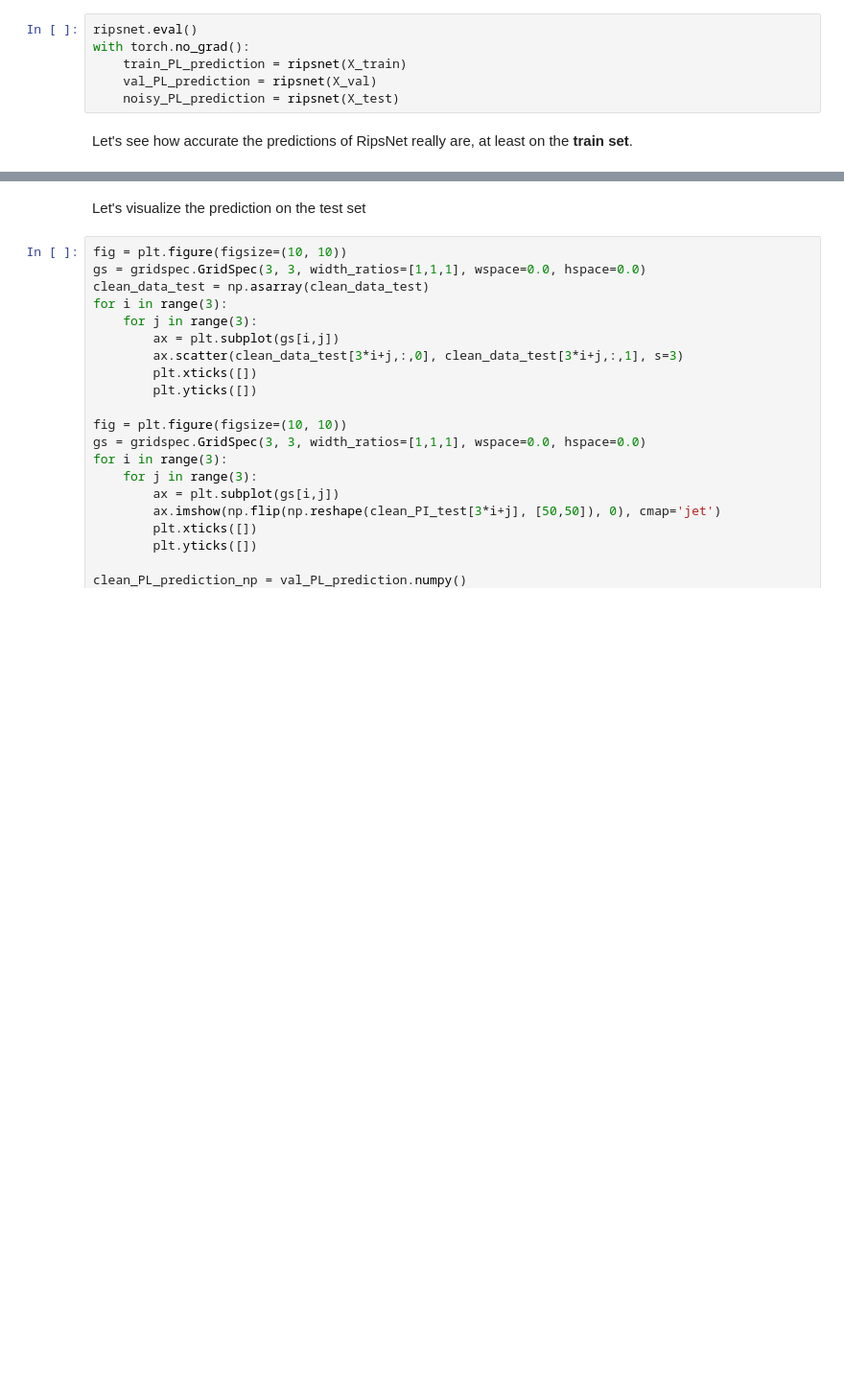
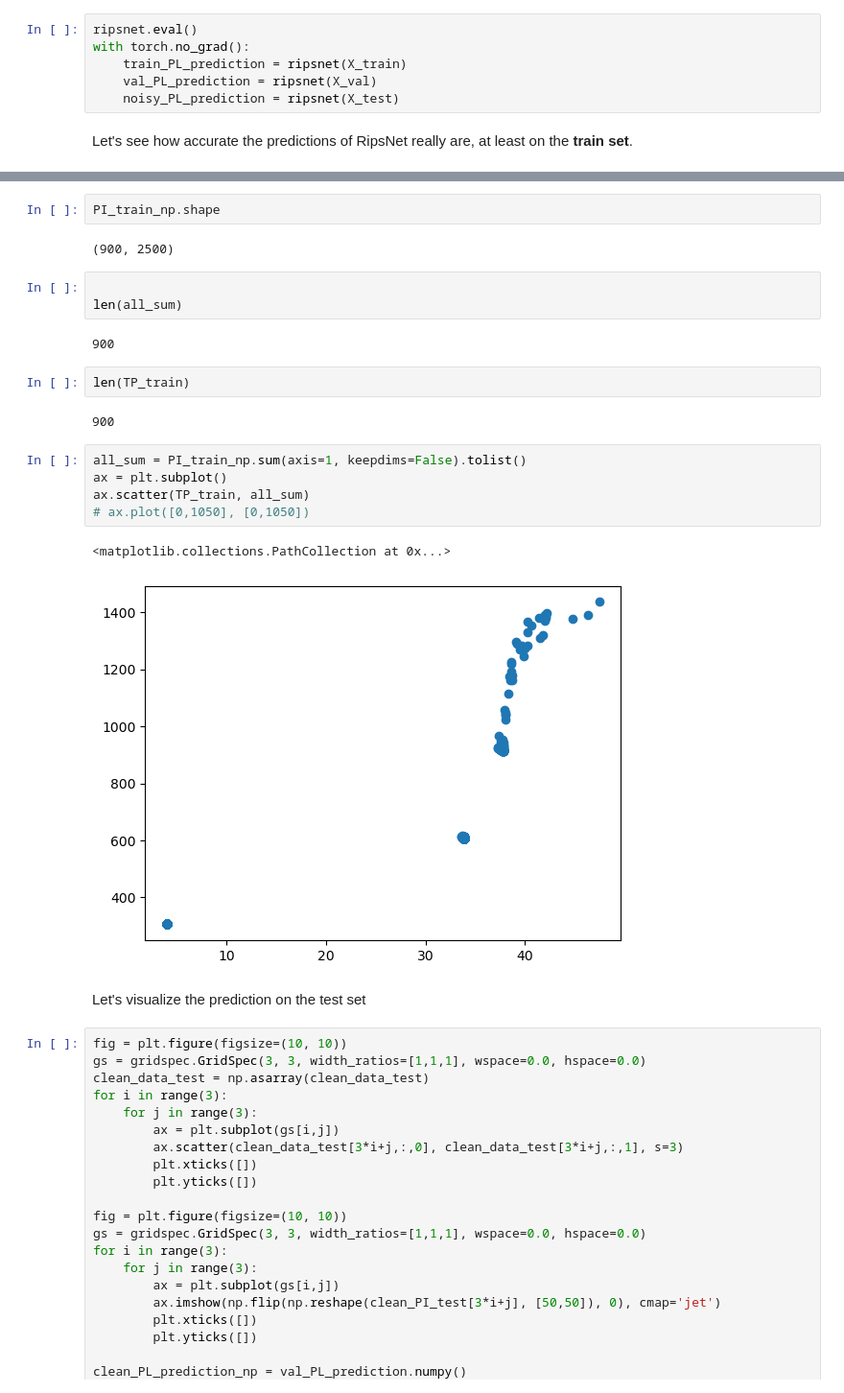
Before and after one commit to jumdc/ripsnet, a Jupyter notebook: tuto-torch.ipynb, the cells around one changed output, grey strips where cells are left out. Shown at 96% size. Drawn from its saved outputs; the diff is of its cells as text; blank space fills up the shorter version.

```diff
--- a/tuto-torch.ipynb
+++ b/tuto-torch.ipynb
@@ -232,3 +256,24 @@ for i in range(3):
+# %%
+PI_train_np.shape
+# %% [output]
+(900, 2500)
+# %%
+
+len(all_sum)
+# %% [output]
+900
+# %%
+len(TP_train)
+# %% [output]
+900
+# %%
+all_sum = PI_train_np.sum(axis=1, keepdims=False).tolist()
+ax = plt.subplot()
+ax.scatter(TP_train, all_sum)
+# ax.plot([0,1050], [0,1050])
+# %% [output]
+<matplotlib.collections.PathCollection at 0x...>
+[figure, added]
 # %% [markdown]
 Let's visualize the prediction on the test set
 # %%
```
Also changed, not shown: parts of 12 cells of this notebook, 4 other files.
